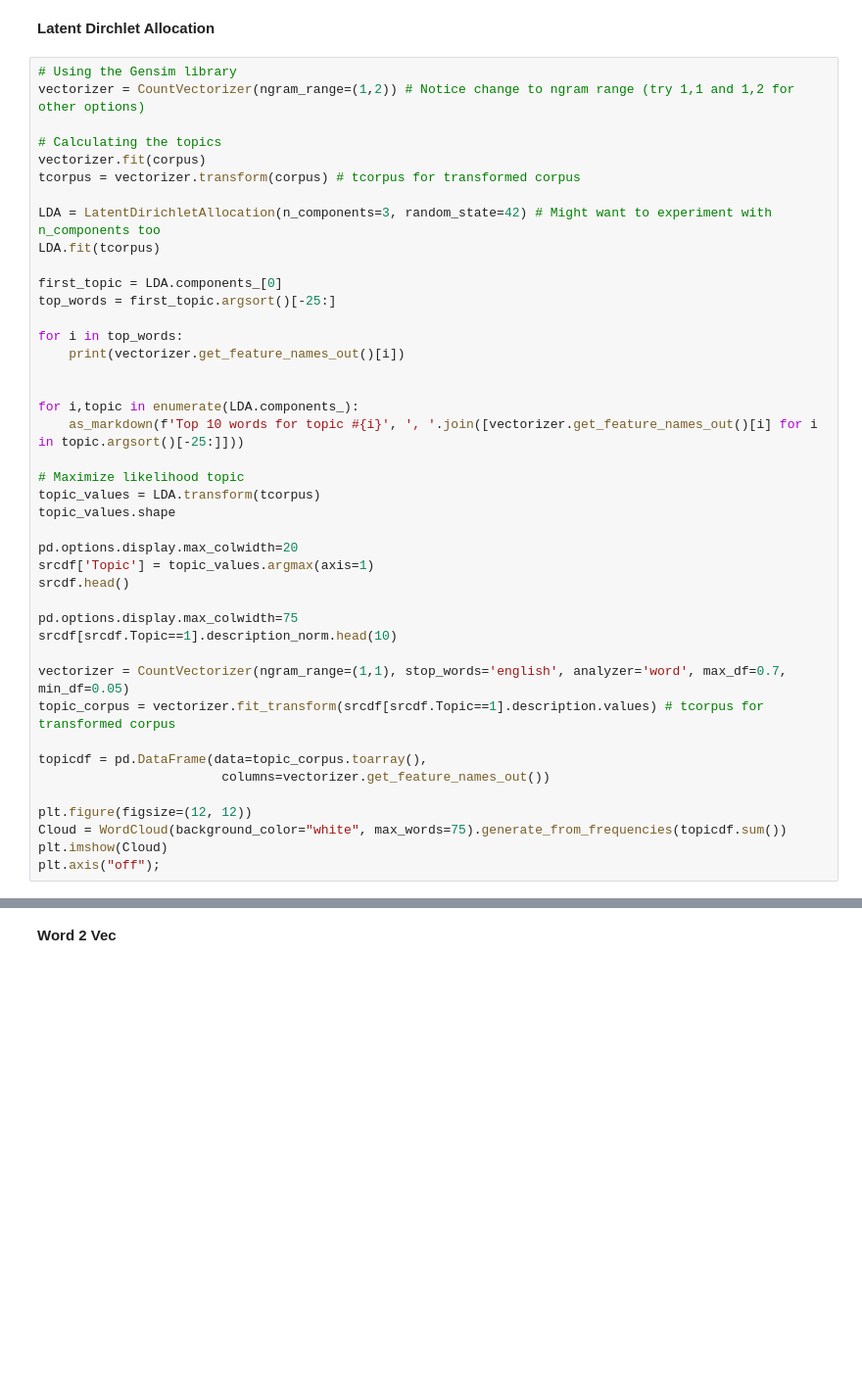
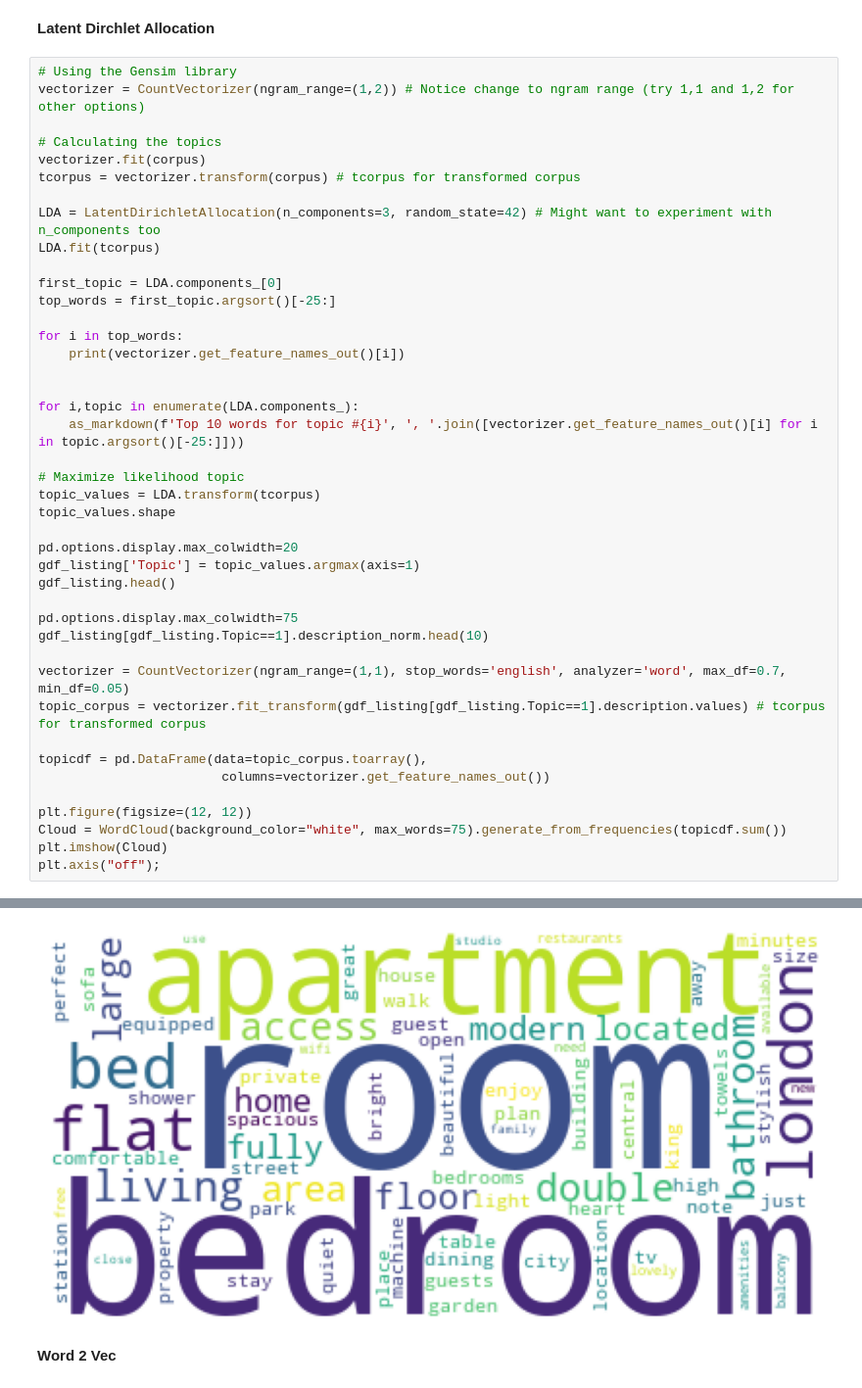
Before and after one commit to BohaoSuCC/Airbnb_Listing_Recommendation_Algorithm, a Jupyter notebook: Group_Work_DeskB.ipynb, the cells around one changed output, grey strips where cells are left out. Shown at 98% size. Drawn from its saved outputs; the diff is of its cells as text; blank space fills up the shorter version.

```diff
--- a/Group_Work_DeskB.ipynb
+++ b/Group_Work_DeskB.ipynb
@@ -557,14 +587,14 @@ topic_values = LDA.transform(tcorpus)
 topic_values.shape
 
 pd.options.display.max_colwidth=20
-srcdf['Topic'] = topic_values.argmax(axis=1)
-srcdf.head()
+gdf_listing['Topic'] = topic_values.argmax(axis=1)
+gdf_listing.head()
 
 pd.options.display.max_colwidth=75
-srcdf[srcdf.Topic==1].description_norm.head(10)
+gdf_listing[gdf_listing.Topic==1].description_norm.head(10)
 
 vectorizer = CountVectorizer(ngram_range=(1,1), stop_words='english', analyzer='word', max_df=0.7, min_df=0.05)
-topic_corpus = vectorizer.fit_transform(srcdf[srcdf.Topic==1].description.values) # tcorpus for transformed corpus
+topic_corpus = vectorizer.fit_transform(gdf_listing[gdf_listing.Topic==1].description.values) # tcorpus for transformed corpus
 
 topicdf = pd.DataFrame(data=topic_corpus.toarray(),
                         columns=vectorizer.get_feature_names_out())
@@ -573,3 +603,4 @@ plt.figure(figsize=(12, 12))
 Cloud = WordCloud(background_color="white", max_words=75).generate_from_frequencies(topicdf.sum())
 plt.imshow(Cloud)
 plt.axis("off");
+# %% [output]
@@ -576,3 +633,4 @@ plt.axis("off");
+[figure, added]
 # %% [markdown]
 **Word 2 Vec**
 # %%
```
Also changed, not shown: parts of 12 cells of this notebook, 23 other files.
